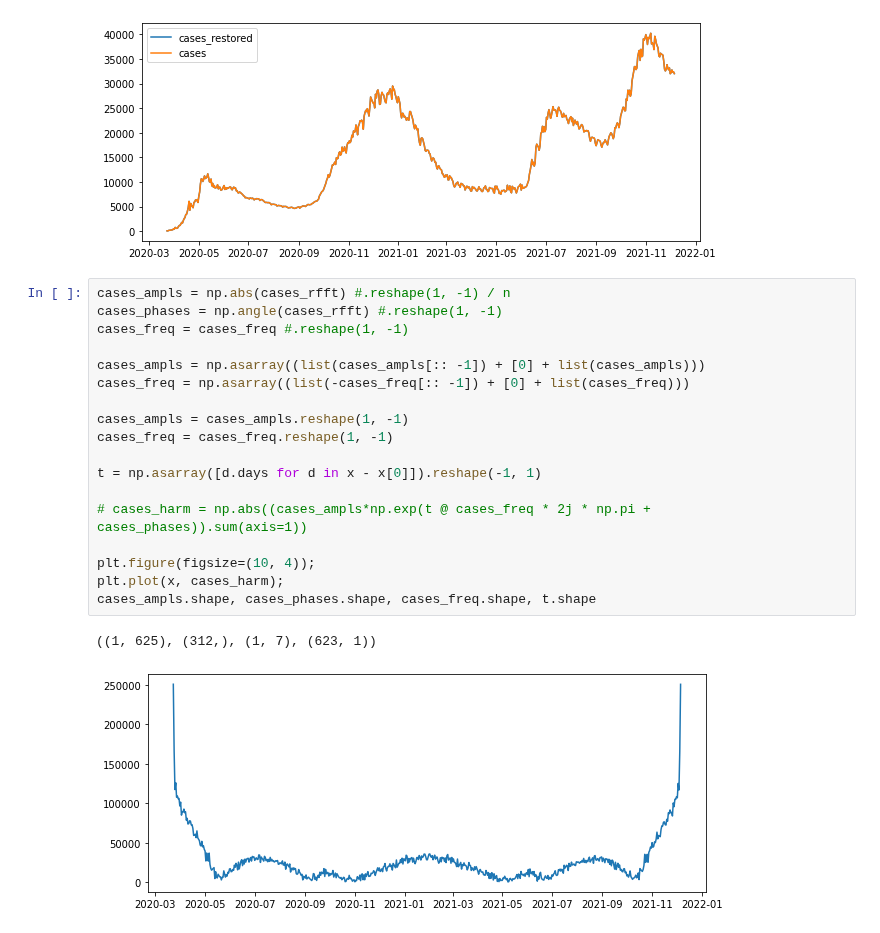
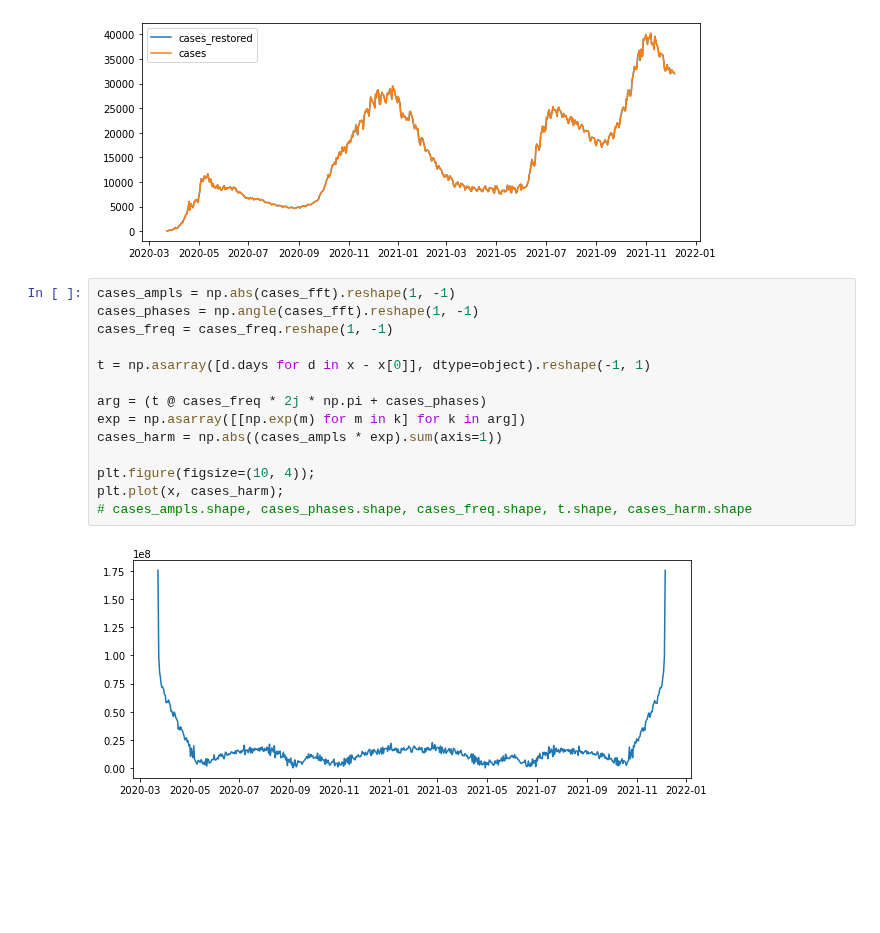
Before and after one commit to akitim/comptech-winter-school-2022_covid19-prediction, a Jupyter notebook: model.ipynb, the cells around one changed output. Drawn from its saved outputs; the diff is of its cells as text; blank space fills up the shorter version.

```diff
--- a/model.ipynb
+++ b/model.ipynb
@@ -147,23 +147,18 @@ plt.legend(loc='best');
 [figure]
 [figure]
 # %%
-cases_ampls = np.abs(cases_rfft) #.reshape(1, -1) / n
-cases_phases = np.angle(cases_rfft) #.reshape(1, -1)
-cases_freq = cases_freq #.reshape(1, -1)
-
-cases_ampls = np.asarray((list(cases_ampls[:: -1]) + [0] + list(cases_ampls)))
-cases_freq = np.asarray((list(-cases_freq[:: -1]) + [0] + list(cases_freq)))
-
-cases_ampls = cases_ampls.reshape(1, -1)
+cases_ampls = np.abs(cases_fft).reshape(1, -1)
+cases_phases = np.angle(cases_fft).reshape(1, -1)
 cases_freq = cases_freq.reshape(1, -1)
 
-t = np.asarray([d.days for d in x - x[0]]).reshape(-1, 1)
+t = np.asarray([d.days for d in x - x[0]], dtype=object).reshape(-1, 1)
 
-# cases_harm = np.abs((cases_ampls*np.exp(t @ cases_freq * 2j * np.pi + cases_phases)).sum(axis=1))
+arg = (t @ cases_freq * 2j * np.pi + cases_phases)
+exp = np.asarray([[np.exp(m) for m in k] for k in arg])
+cases_harm = np.abs((cases_ampls * exp).sum(axis=1))
 
 plt.figure(figsize=(10, 4));
 plt.plot(x, cases_harm);
-cases_ampls.shape, cases_phases.shape, cases_freq.shape, t.shape
+# cases_ampls.shape, cases_phases.shape, cases_freq.shape, t.shape, cases_harm.shape
 # %% [output]
-((1, 625), (312,), (1, 7), (623, 1))
-[figure, old version]
+[figure, new version]
```
Also changed, not shown: parts of 8 cells of this notebook.
